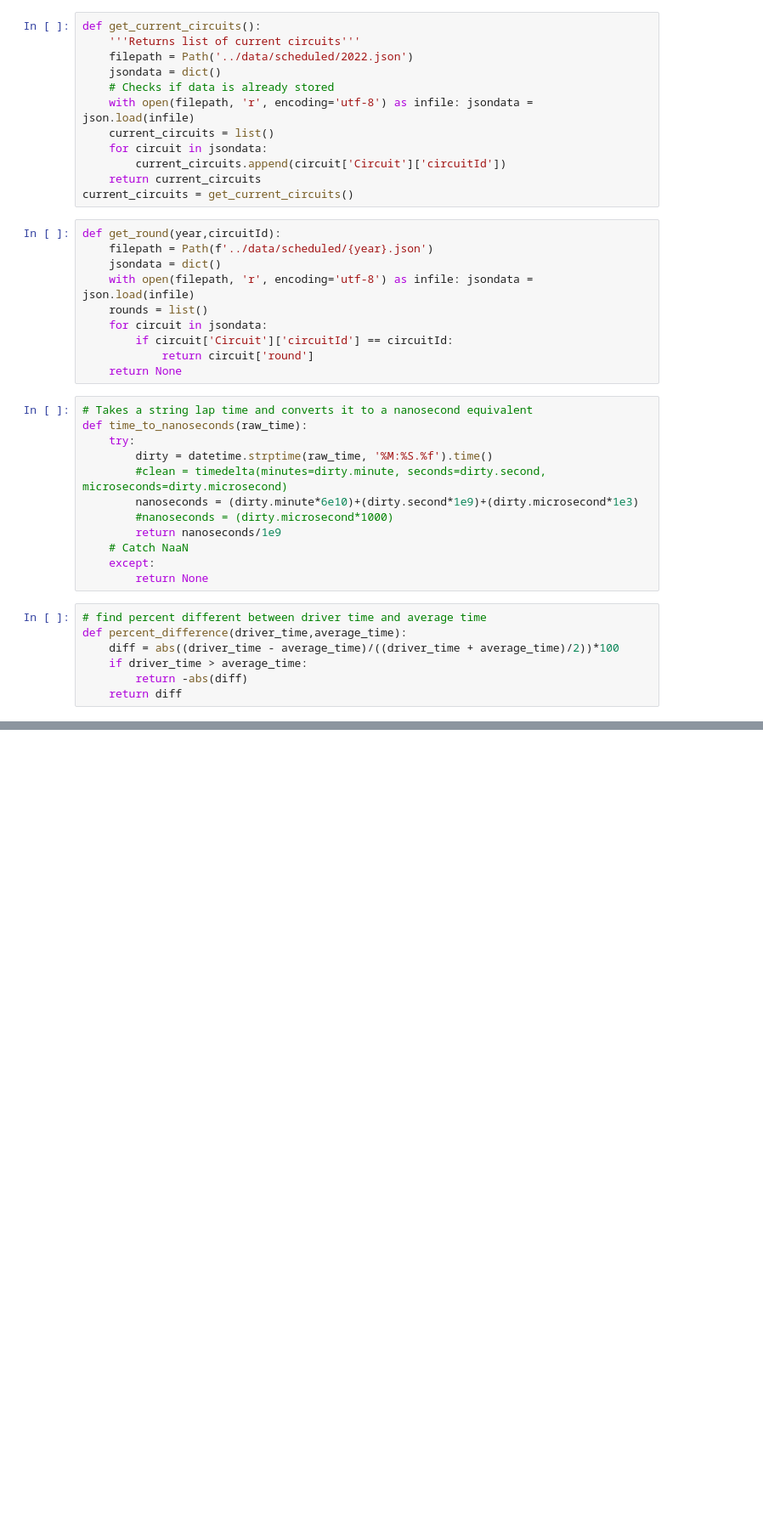
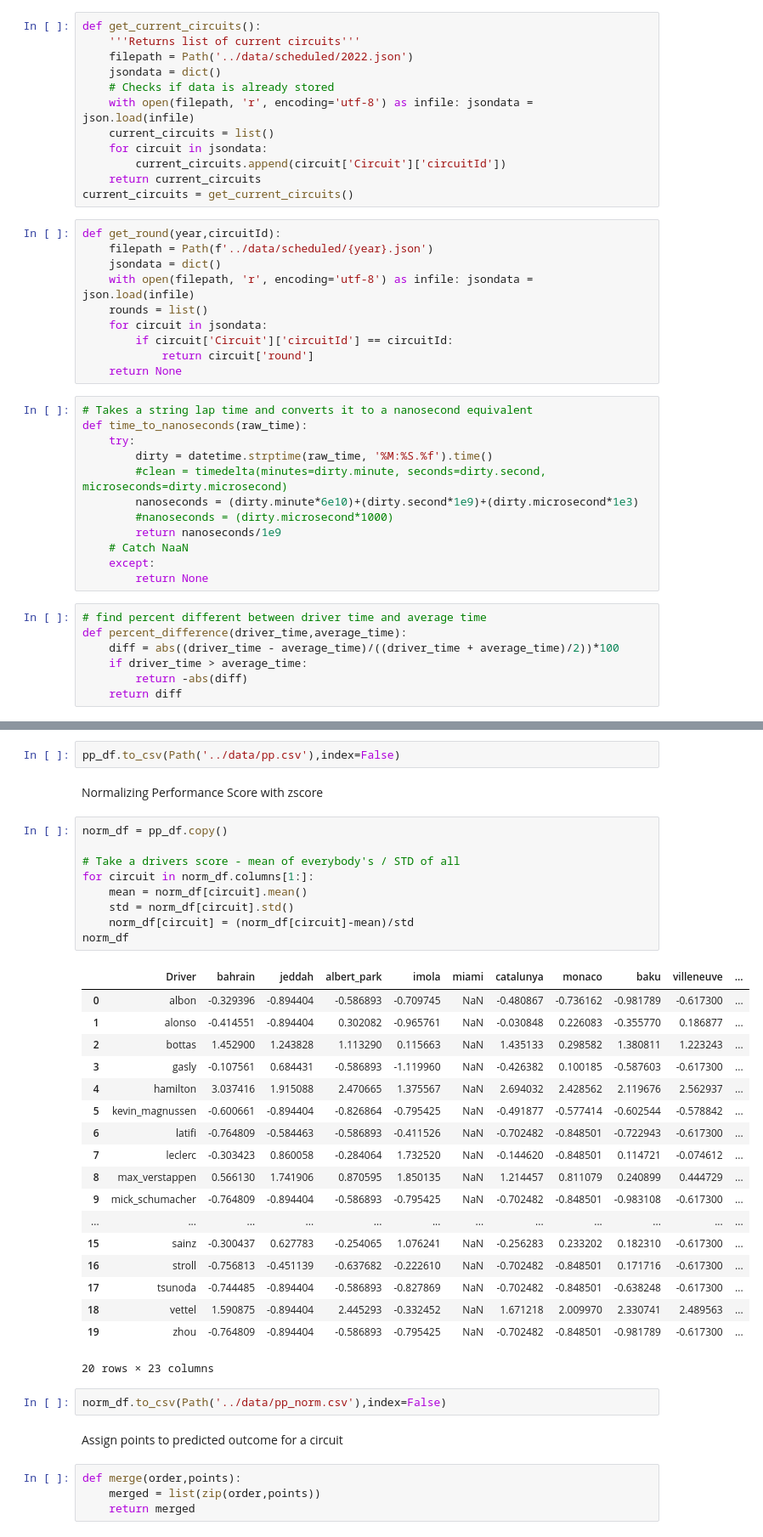
Before and after one commit to msebersbergerjr/F1_DataScience, a Jupyter notebook: notebooks/ps.ipynb, the cells around one changed output, grey strips where cells are left out. Shown at 85% size. Cells and saved outputs as stored; diff of their text form; blank space fills up the shorter version.

```diff
--- a/notebooks/ps.ipynb
+++ b/notebooks/ps.ipynb
@@ -172,0 +224,40 @@ df.to_csv(filepath)
+# %%
+pp_df.to_csv(Path('../data/pp.csv'),index=False)
+# %% [markdown]
+Normalizing Performance Score with zscore
+# %%
+norm_df = pp_df.copy()
+
+# Take a drivers score - mean of everybody's / STD of all
+for circuit in norm_df.columns[1:]:
+    mean = norm_df[circuit].mean()
+    std = norm_df[circuit].std()
+    norm_df[circuit] = (norm_df[circuit]-mean)/std
+norm_df
+# %% [output]
+|  | Driver | bahrain | jeddah | albert_park | imola | miami | catalunya | monaco | baku | villeneuve | ... |
+| 0 | albon | -0.329396 | -0.894404 | -0.586893 | -0.709745 | NaN | -0.480867 | -0.736162 | -0.981789 | -0.617300 | ... |
+| 1 | alonso | -0.414551 | -0.894404 | 0.302082 | -0.965761 | NaN | -0.030848 | 0.226083 | -0.355770 | 0.186877 | ... |
+| 2 | bottas | 1.452900 | 1.243828 | 1.113290 | 0.115663 | NaN | 1.435133 | 0.298582 | 1.380811 | 1.223243 | ... |
+| 3 | gasly | -0.107561 | 0.684431 | -0.586893 | -1.119960 | NaN | -0.426382 | 0.100185 | -0.587603 | -0.617300 | ... |
+| 4 | hamilton | 3.037416 | 1.915088 | 2.470665 | 1.375567 | NaN | 2.694032 | 2.428562 | 2.119676 | 2.562937 | ... |
+| 5 | kevin_magnussen | -0.600661 | -0.894404 | -0.826864 | -0.795425 | NaN | -0.491877 | -0.577414 | -0.602544 | -0.578842 | ... |
+| 6 | latifi | -0.764809 | -0.584463 | -0.586893 | -0.411526 | NaN | -0.702482 | -0.848501 | -0.722943 | -0.617300 | ... |
+| 7 | leclerc | -0.303423 | 0.860058 | -0.284064 | 1.732520 | NaN | -0.144620 | -0.848501 | 0.114721 | -0.074612 | ... |
+| 8 | max_verstappen | 0.566130 | 1.741906 | 0.870595 | 1.850135 | NaN | 1.214457 | 0.811079 | 0.240899 | 0.444729 | ... |
+| 9 | mick_schumacher | -0.764809 | -0.894404 | -0.586893 | -0.795425 | NaN | -0.702482 | -0.848501 | -0.983108 | -0.617300 | ... |
+| ... | ... | ... | ... | ... | ... | ... | ... | ... | ... | ... | ... |
+| 15 | sainz | -0.300437 | 0.627783 | -0.254065 | 1.076241 | NaN | -0.256283 | 0.233202 | 0.182310 | -0.617300 | ... |
+| 16 | stroll | -0.756813 | -0.451139 | -0.637682 | -0.222610 | NaN | -0.702482 | -0.848501 | 0.171716 | -0.617300 | ... |
+| 17 | tsunoda | -0.744485 | -0.894404 | -0.586893 | -0.827869 | NaN | -0.702482 | -0.848501 | -0.638248 | -0.617300 | ... |
+| 18 | vettel | 1.590875 | -0.894404 | 2.445293 | -0.332452 | NaN | 1.671218 | 2.009970 | 2.330741 | 2.489563 | ... |
+| 19 | zhou | -0.764809 | -0.894404 | -0.586893 | -0.795425 | NaN | -0.702482 | -0.848501 | -0.981789 | -0.617300 | ... |
+20 rows × 23 columns
+# %%
+norm_df.to_csv(Path('../data/pp_norm.csv'),index=False)
+# %% [markdown]
+Assign points to predicted outcome for a circuit
+# %%
+def merge(order,points):
+    merged = list(zip(order,points))
+    return merged
```
Also changed, not shown: parts of 15 cells of this notebook, 10 other files.
